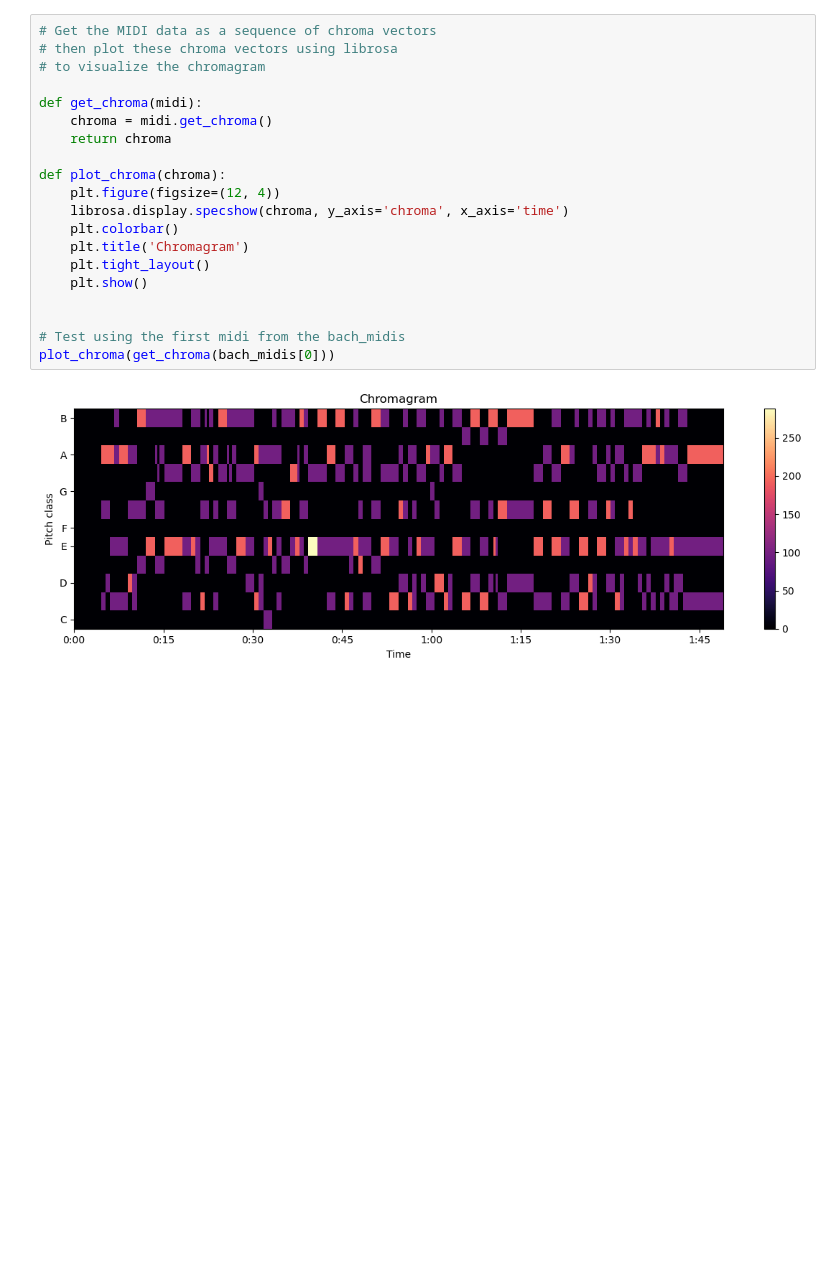
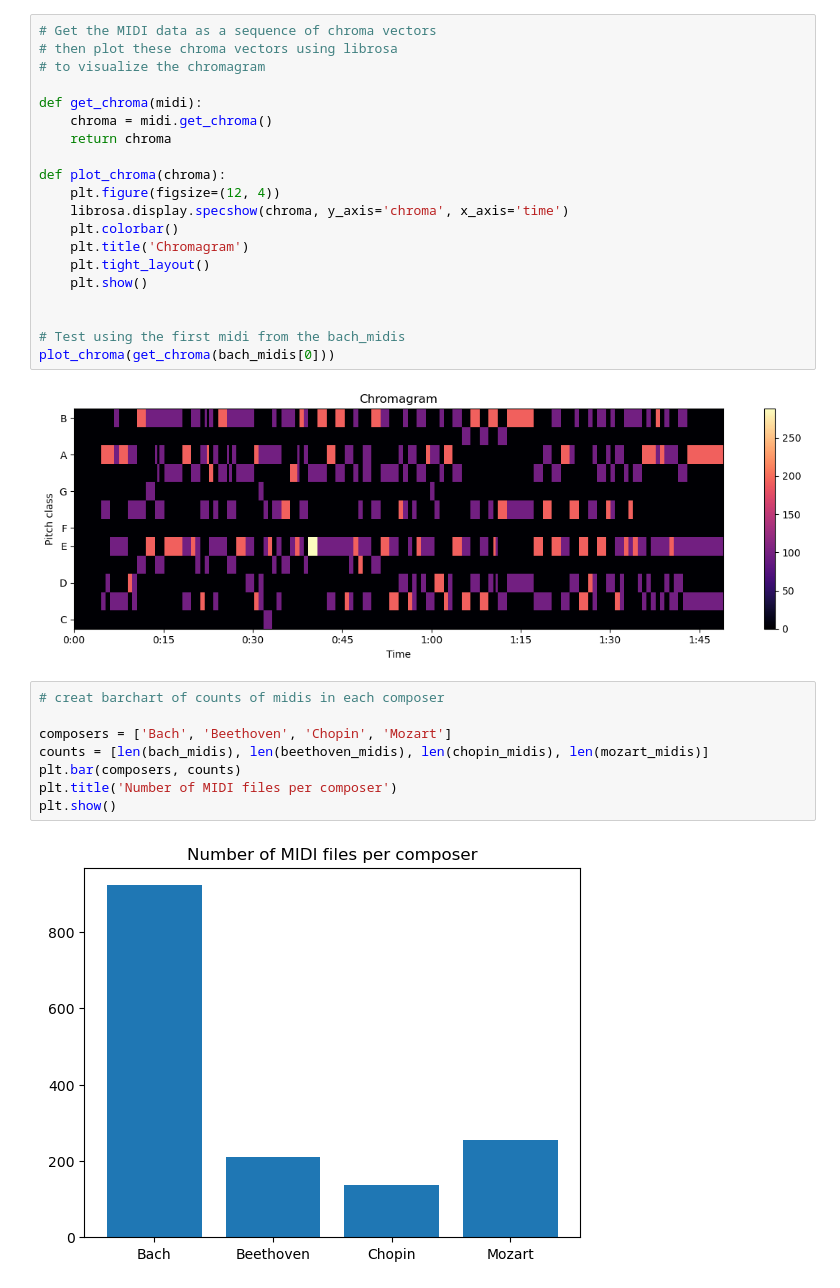
Before and after one commit to elan-wilkinson/Musical-Composer-Prediction-Grp8, a Jupyter notebook: main.ipynb, the cells around one changed output. Cells and saved outputs as stored; diff of their text form; blank space fills up the shorter version.

Commit message:
added data visualizations for waveform, estimated tempos by composer, and box plot of count of midis by composer

```diff
--- a/main.ipynb
+++ b/main.ipynb
@@ -72,3 +72,13 @@ def plot_chroma(chroma):
 plot_chroma(get_chroma(bach_midis[0]))
 # %% [output]
 [figure]
+# %%
+# creat barchart of counts of midis in each composer
+
+composers = ['Bach', 'Beethoven', 'Chopin', 'Mozart']
+counts = [len(bach_midis), len(beethoven_midis), len(chopin_midis), len(mozart_midis)]
+plt.bar(composers, counts)
+plt.title('Number of MIDI files per composer')
+plt.show()
+# %% [output]
+[figure, added]
```
Also changed, not shown: parts of 2 cells of this notebook.
